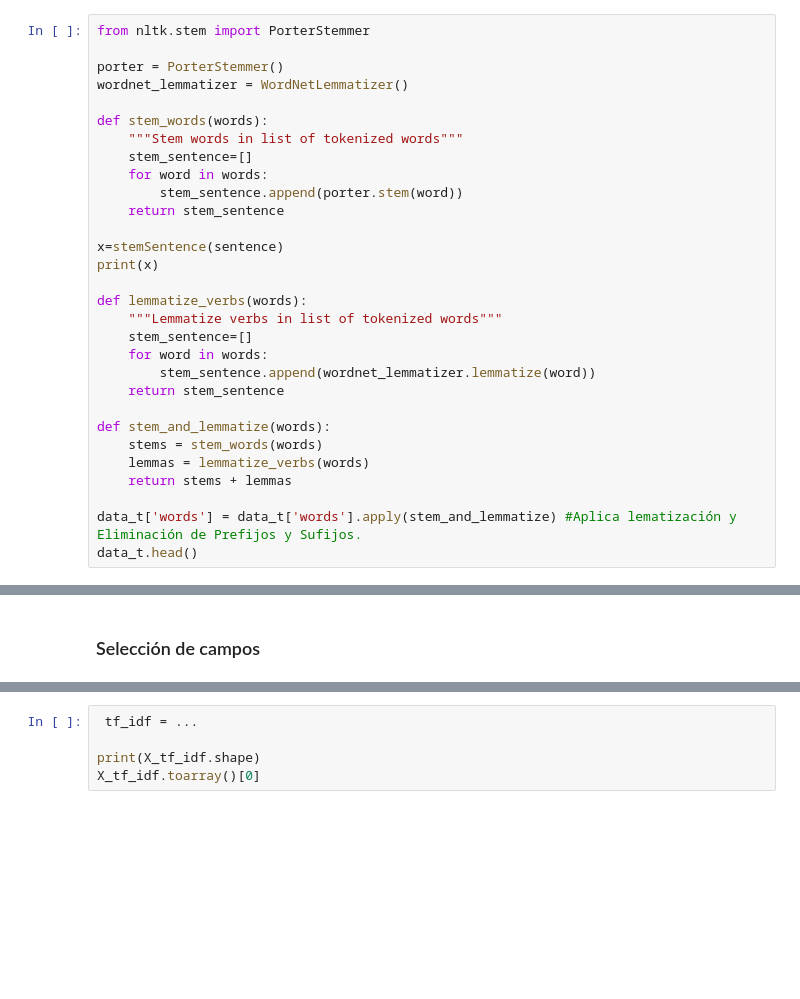
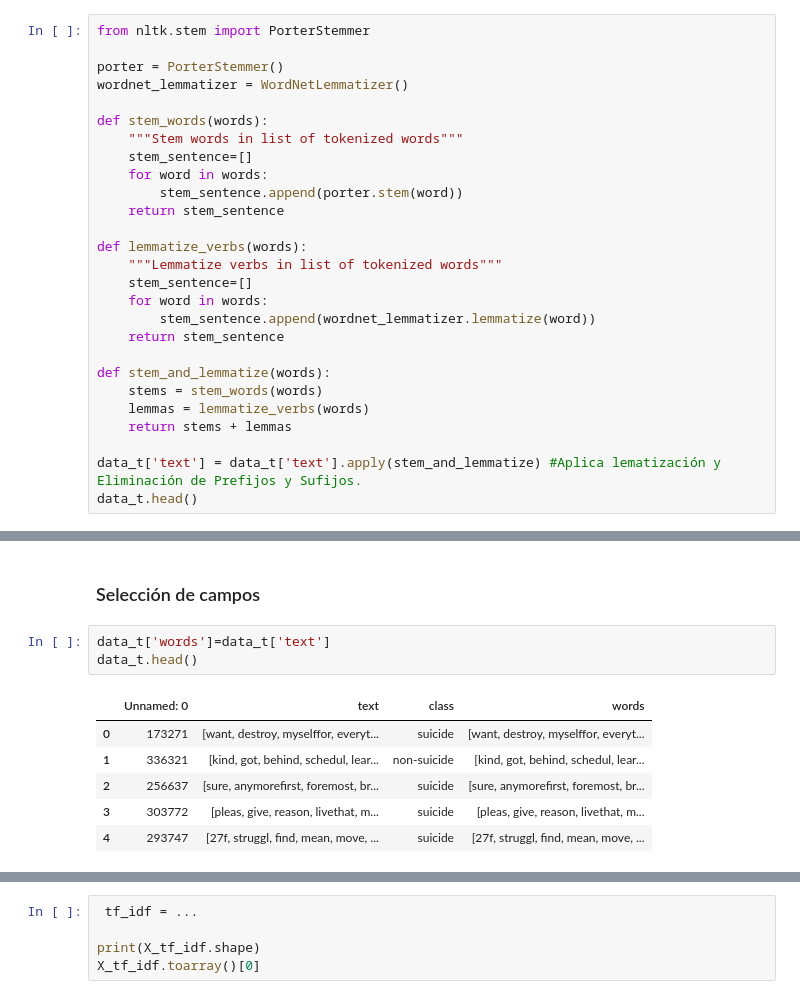
Before and after one commit to PedroVallejoSeade/Proyecto_IN_2022-20, a Jupyter notebook: PreparacionDatos.ipynb, the cells around one changed output, grey strips where cells are left out. Cells and saved outputs as stored; diff of their text form; blank space fills up the shorter version.

```diff
--- a/PreparacionDatos.ipynb
+++ b/PreparacionDatos.ipynb
@@ -266,9 +316,6 @@ def stem_words(words):
         stem_sentence.append(porter.stem(word))
     return stem_sentence
 
-x=stemSentence(sentence)
-print(x)
-
 def lemmatize_verbs(words):
     """Lemmatize verbs in list of tokenized words"""
     stem_sentence=[]
@@ -281,6 +328,6 @@ def stem_and_lemmatize(words):
     lemmas = lemmatize_verbs(words)
     return stems + lemmas
 
-data_t['words'] = data_t['words'].apply(stem_and_lemmatize) #Aplica lematización y Eliminación de Prefijos y Sufijos.
+data_t['text'] = data_t['text'].apply(stem_and_lemmatize) #Aplica lematización y Eliminación de Prefijos y Sufijos.
 data_t.head()
 # %% [output]
@@ -288,5 +362,15 @@ NameError: name 'stemSentence' is not defined
 # %% [markdown]
 ### Selección de campos
+# %%
+data_t['words']=data_t['text']
+data_t.head()
+# %% [output]
+|  | Unnamed: 0 | text | class | words |
+| 0 | 173271 | [want, destroy, myselffor, everyt... | suicide | [want, destroy, myselffor, everyt... |
+| 1 | 336321 | [kind, got, behind, schedul, lear... | non-suicide | [kind, got, behind, schedul, lear... |
+| 2 | 256637 | [sure, anymorefirst, foremost, br... | suicide | [sure, anymorefirst, foremost, br... |
+| 3 | 303772 | [pleas, give, reason, livethat, m... | suicide | [pleas, give, reason, livethat, m... |
+| 4 | 293747 | [27f, struggl, find, mean, move, ... | suicide | [27f, struggl, find, mean, move, ... |
 # %%
 data_t['words'] = data_t['words'].apply(lambda x: ' '.join(map(str, x)))
 data_t
```
Also changed, not shown: parts of 21 cells of this notebook.
